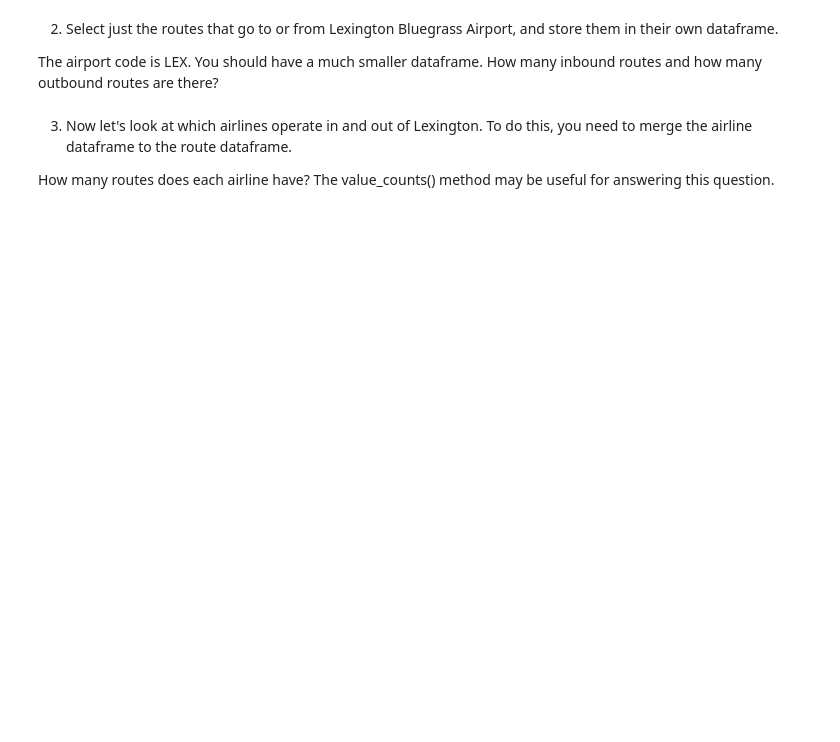
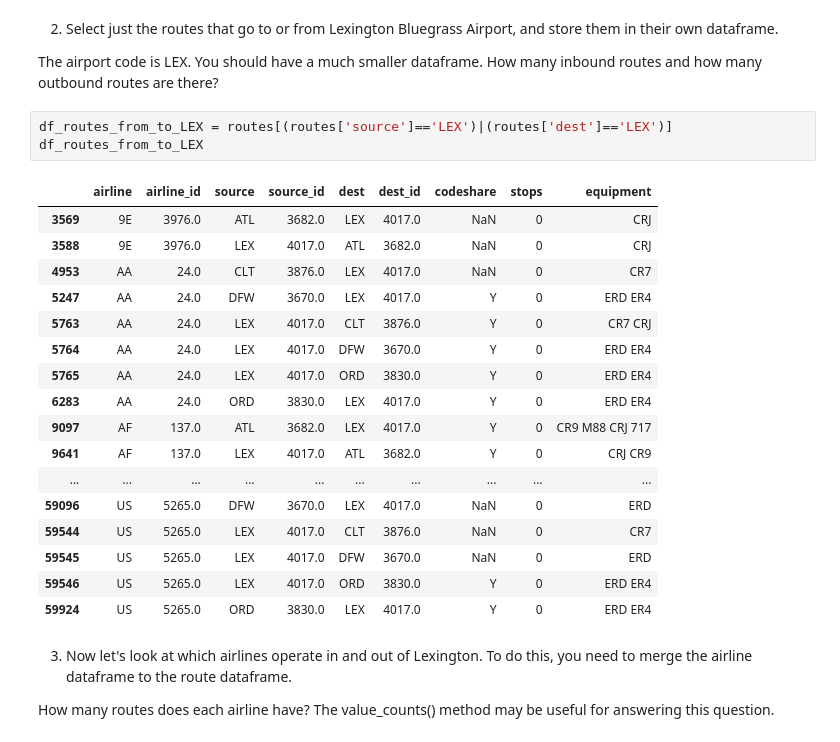
Before and after one commit to dmfrancis/ce599, a Jupyter notebook: 07-Data Wrangling/open-flights.ipynb, the cells around one changed output. Saved outputs shown, nothing was run; the diff lists cells and outputs as text; blank space fills up the shorter version.

```diff
--- a/07-Data Wrangling/open-flights.ipynb
+++ b/07-Data Wrangling/open-flights.ipynb
@@ -35,6 +156,27 @@ Remember, 'object' means it is a string, while the numerical values can be float
 2) Select just the routes that go to or from Lexington Bluegrass Airport, and store them in their own dataframe.
 
 The airport code is LEX.  You should have a much smaller dataframe.  How many inbound routes and how many outbound routes are there?
+# %%
+df_routes_from_to_LEX = routes[(routes['source']=='LEX')|(routes['dest']=='LEX')]
+df_routes_from_to_LEX
+# %% [output]
+|  | airline | airline_id | source | source_id | dest | dest_id | codeshare | stops | equipment |
+| 3569 | 9E | 3976.0 | ATL | 3682.0 | LEX | 4017.0 | NaN | 0 | CRJ |
+| 3588 | 9E | 3976.0 | LEX | 4017.0 | ATL | 3682.0 | NaN | 0 | CRJ |
+| 4953 | AA | 24.0 | CLT | 3876.0 | LEX | 4017.0 | NaN | 0 | CR7 |
+| 5247 | AA | 24.0 | DFW | 3670.0 | LEX | 4017.0 | Y | 0 | ERD ER4 |
+| 5763 | AA | 24.0 | LEX | 4017.0 | CLT | 3876.0 | Y | 0 | CR7 CRJ |
+| 5764 | AA | 24.0 | LEX | 4017.0 | DFW | 3670.0 | Y | 0 | ERD ER4 |
+| 5765 | AA | 24.0 | LEX | 4017.0 | ORD | 3830.0 | Y | 0 | ERD ER4 |
+| 6283 | AA | 24.0 | ORD | 3830.0 | LEX | 4017.0 | Y | 0 | ERD ER4 |
+| 9097 | AF | 137.0 | ATL | 3682.0 | LEX | 4017.0 | Y | 0 | CR9 M88 CRJ 717 |
+| 9641 | AF | 137.0 | LEX | 4017.0 | ATL | 3682.0 | Y | 0 | CRJ CR9 |
+| ... | ... | ... | ... | ... | ... | ... | ... | ... | ... |
+| 59096 | US | 5265.0 | DFW | 3670.0 | LEX | 4017.0 | NaN | 0 | ERD |
+| 59544 | US | 5265.0 | LEX | 4017.0 | CLT | 3876.0 | NaN | 0 | CR7 |
+| 59545 | US | 5265.0 | LEX | 4017.0 | DFW | 3670.0 | NaN | 0 | ERD |
+| 59546 | US | 5265.0 | LEX | 4017.0 | ORD | 3830.0 | Y | 0 | ERD ER4 |
+| 59924 | US | 5265.0 | ORD | 3830.0 | LEX | 4017.0 | Y | 0 | ERD ER4 |
 # %% [markdown]
 3) Now let's look at which airlines operate in and out of Lexington.  To do this, you need to merge the airline dataframe to the route dataframe.
 
```
Also changed, not shown: parts of 11 cells of this notebook.
